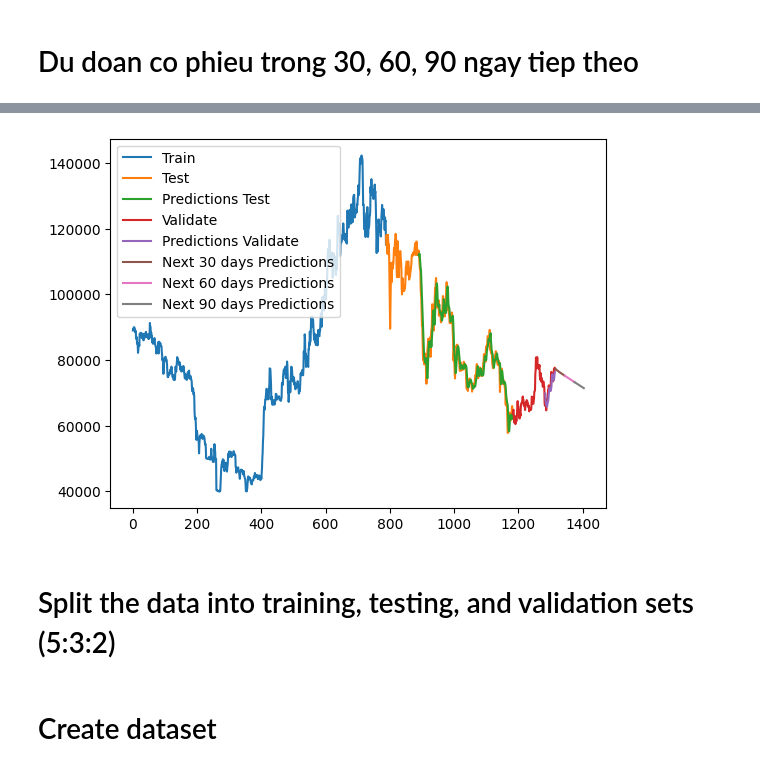
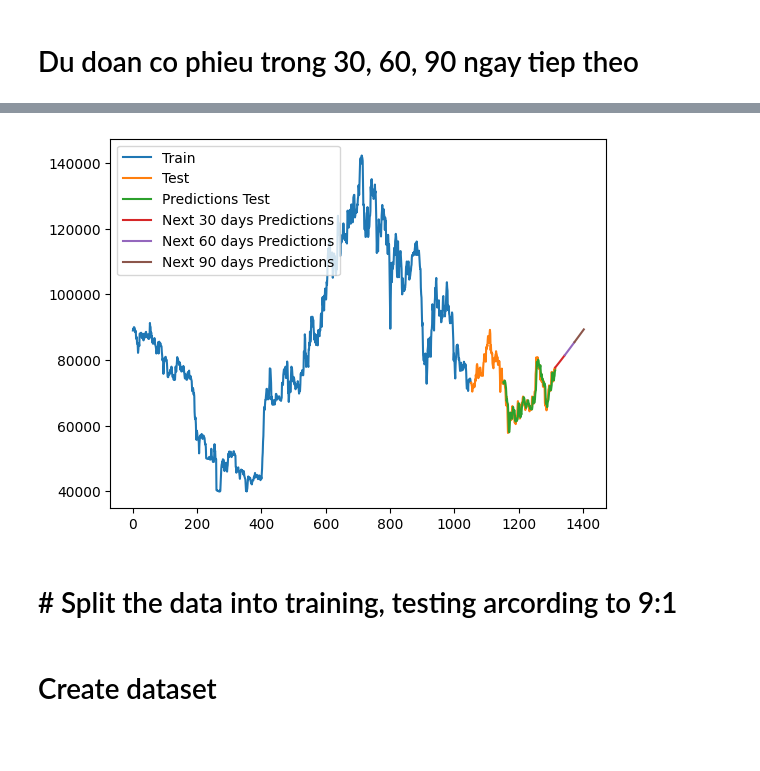
Before and after one commit to nguyenduongchitamUIT/IS403_O22_HTCL_6, a Jupyter notebook: Model/GRU/MSN.ipynb, the cells around one changed output, grey strips where cells are left out. Cells and saved outputs as stored; diff of their text form; code cells hidden in the pictures; blank space fills up the shorter version.

```diff
--- a/Model/GRU/MSN.ipynb
+++ b/Model/GRU/MSN.ipynb
@@ -111,6 +107,6 @@ model.add(Dense(1))
 model.compile(optimizer='adam', loss='mean_squared_error')
 # %%
 #Fit the model
-model.fit(X_train,y_train,validation_data=(X_test,ytest),epochs=100,batch_size=64,verbose=1)
+model.fit(X_train,y_train,epochs=100,batch_size=64,verbose=1)
 # %% [output]
 Epoch 1/100
@@ -324,11 +284,9 @@ plt.show()
 # %%
-train_size = int(0.6 * len(df1))
-test_size = int(0.3 * len(df1))
-val_size = len(df1) - train_size - test_size
+train_size = int(0.8 * len(df1))
+test_size = len(df1) - train_size
 # %%
 train_data = df1[:train_size]
-test_data = df1[train_size:train_size+test_size]
-val_data = df1[train_size+test_size:]
+test_data = df1[train_size:]
 # %% [markdown]
 <h1>Create dataset
 # %%
@@ -361,6 +317,6 @@ model.add(Dense(1))
 model.compile(optimizer='adam', loss='mean_squared_error')
 # %%
 #Fit the model
-model.fit(X_train,y_train,validation_data=(X_test,ytest),epochs=100,batch_size=64,verbose=1)
+model.fit(X_train,y_train,epochs=100,batch_size=64,verbose=1)
 # %% [output]
 Epoch 1/100
@@ -540,34 +466,27 @@ print(scaler.inverse_transform(lst_output))
 # %%
 #Ve hinh
 train_data_index = pd.RangeIndex(start=0, stop=train_size, step=1)
 plt.plot(scaler.inverse_transform(train_data))
 
-test_data_index = pd.RangeIndex(start=train_size, stop=train_size+test_size, step=1)
+test_data_index = pd.RangeIndex(start=train_size, stop=len(df1), step=1)
 plt.plot(test_data_index,scaler.inverse_transform(test_data))
 
-test_data_index = pd.RangeIndex(start=train_size+101, stop=train_size+test_size, step=1)
-plt.plot(test_data_index,(y_pred))
+test_data_index = pd.RangeIndex(start=train_size + time_step + 1 , stop=len(df1), step=1)
+plt.plot(test_data_index, y_pred)
 
-val_data_index = pd.RangeIndex(start=train_size+test_size, stop=train_size+test_size+val_size, step=1)
-plt.plot(val_data_index,scaler.inverse_transform(val_data))
-
-val_data_index = pd.RangeIndex(start=train_size+test_size+101, stop=train_size+test_size+val_size, step=1)
-plt.plot(val_data_index,y_pred_val)
-
-next_30_days_index = pd.RangeIndex(start=len(df1), stop=len(df1)+30, step=1)
+next_30_days_index = pd.RangeIndex(start=len(df1) - 1, stop=len(df1) + 29, step=1)
 plt.plot(next_30_days_index, scaler.inverse_transform(lst_output[:30]))
 
-next_60_days_index = pd.RangeIndex(start=len(df1)+30, stop=len(df1)+60, step=1)
+next_60_days_index = pd.RangeIndex(start=len(df1) + 29, stop=len(df1) + 59, step=1)
 plt.plot(next_60_days_index, scaler.inverse_transform(lst_output[30:60]))
 
-next_90_days_index = pd.RangeIndex(start=len(df1)+60, stop=len(df1)+90, step=1)
+next_90_days_index = pd.RangeIndex(start=len(df1) + 59, stop=len(df1) + 89, step=1)
 plt.plot(next_90_days_index, scaler.inverse_transform(lst_output[60:]))
 
-plt.legend(['Train','Test','Predictions Test','Validate','Predictions Validate','Next 30 days Predictions','Next 60 days Predictions','Next 90 days Predictions'])
-
+plt.legend(['Train', 'Test', 'Predictions Test', 'Next 30 days Predictions', 'Next 60 days Predictions', 'Next 90 days Predictions'])
 plt.show()
 # %% [output]
-[figure, old version]
+[figure, new version]
 # %% [markdown]
-<h1>Split the data into training, testing, and validation sets (5:3:2)
+<h1># Split the data into training, testing arcording to 9:1
 # %%
```
Also changed, not shown: parts of 41 cells of this notebook, 9 other files.
